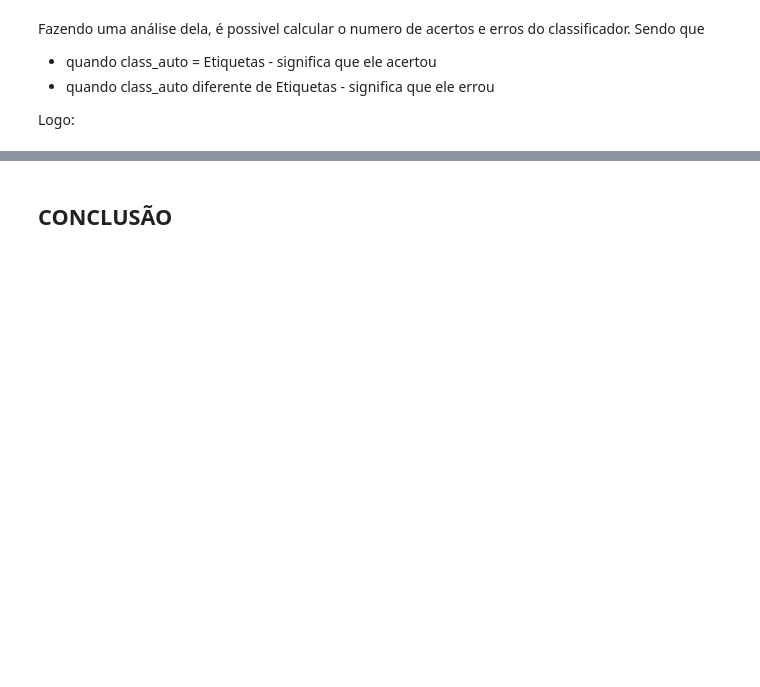
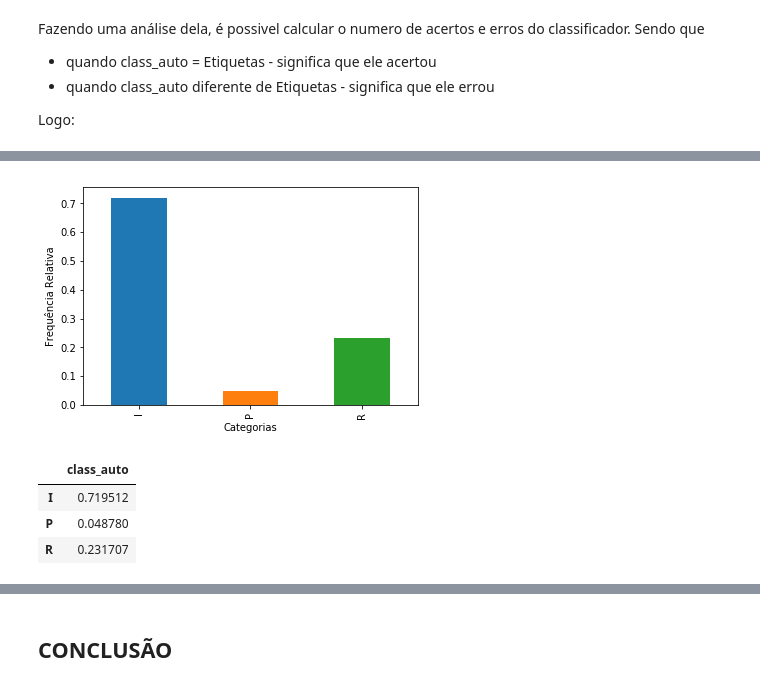
Before and after one commit to beatrizcf2/P1_Cdados_BW, a Jupyter notebook: Projeto 1 - Joker.ipynb, the cells around one changed output, grey strips where cells are left out. Drawn from its saved outputs; the diff is of its cells as text; code cells hidden in the pictures; blank space fills up the shorter version.

```diff
--- a/Projeto 1 - Joker.ipynb
+++ b/Projeto 1 - Joker.ipynb
@@ -464,10 +439,10 @@ Acurácia do classificador: 62.081%
 # %%
-p, rel_p, abs_p, prob_p = Frequencia('P',excel)
-n, rel_n, abs_n, prob_n = Frequencia('N',excel)
-i, rel_i, abs_i, prob_i = Frequencia('I',excel)
-r, rel_r, abs_r, prob_r = Frequencia('R',excel)
+p, rel_p, abs_p = Frequencia('P',excel_d,texto_limpo_d)
+n, rel_n, abs_n = Frequencia('N',excel_d,texto_limpo_d)
+i, rel_i, abs_i = Frequencia('I',excel_d,texto_limpo_d)
+r, rel_r, abs_r = Frequencia('R',excel_d,texto_limpo_d)
 # %%
-probTweetDadoP, probPDadoTweet= calcula_prob('P',excel_teste,excel)
-probTweetDadoN, probNDadoTweet = calcula_prob('N',excel_teste,excel)
-probTweetDadoI, probIDadoTweet= calcula_prob('I',excel_teste,excel)
-probTweetDadoR, probRDadoTweet = calcula_prob('R',excel_teste,excel)
+probTweetDadoP, probPDadoTweet= calcula_prob('P',excel_teste_d,excel_d,texto_limpo_d, prob_p)
+probTweetDadoN, probNDadoTweet = calcula_prob('N',excel_teste_d,excel_d,texto_limpo_d, prob_n)
+probTweetDadoI, probIDadoTweet= calcula_prob('I',excel_teste_d,excel_d,texto_limpo_d, prob_i)
+probTweetDadoR, probRDadoTweet = calcula_prob('R',excel_teste_d,excel_d,texto_limpo_d, prob_r)
@@ -487,0 +449,18 @@ probTweetDadoR, probRDadoTweet = calcula_prob('R',excel_teste,excel)
+# %%
+class_tweet_d = []
+for i in range(len(excel_teste_d)):
+    maior = probPDadoTweet[i]
+    class_tweet_d.append('P')
+    if maior < probNDadoTweet[i]:
+        maior = probNDadoTweet[i]
+        class_tweet_d[i] = 'N'
+    if maior < probIDadoTweet[i]:
+        maior = probIDadoTweet[i]
+        class_tweet_d[i] = 'I'
+    if maior < probRDadoTweet[i]:
+        maior = probRDadoTweet[i]
+        class_tweet_d[i] = 'R'
+
+
+excel_teste_d['class_auto'] = class_tweet_d
+excel_teste_d.head()
@@ -487,0 +479,13 @@ probTweetDadoR, probRDadoTweet = calcula_prob('R',excel_teste,excel)
+# %%
+ct2 = pd.Series(excel_teste_d.class_auto).value_counts(True).sort_index()
+ct2.plot(kind='bar')
+plt.ylabel('Frequência Relativa')
+plt.xlabel('Categorias')
+plt.show()
+ct2.to_frame()
+# %% [output]
+[figure, added]
+|  | class_auto |
+| I | 0.719512 |
+| P | 0.048780 |
+| R | 0.231707 |
```
Also changed, not shown: parts of 39 cells of this notebook, 3 other files.
